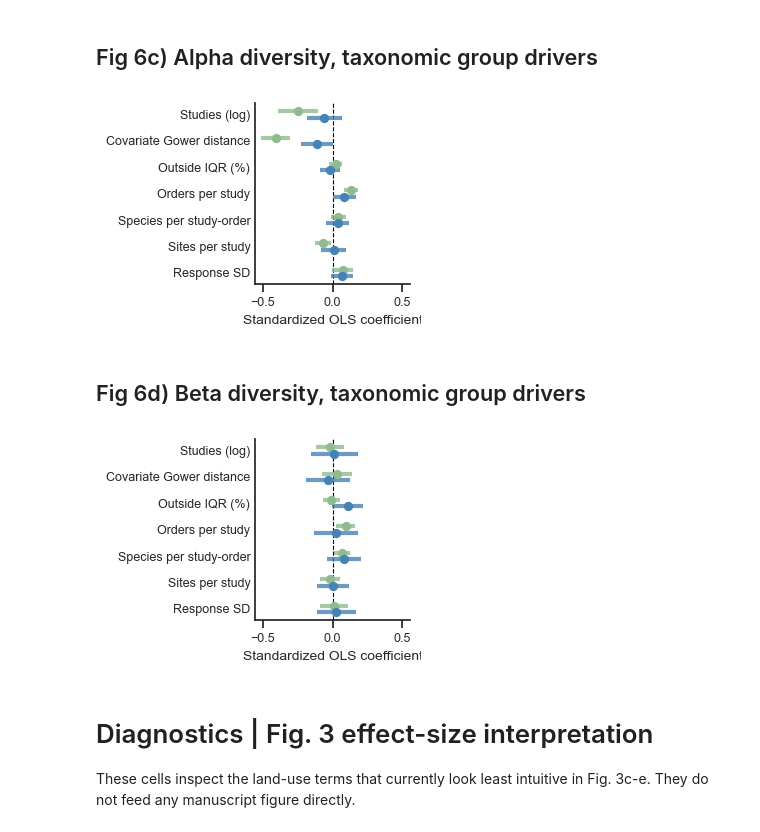
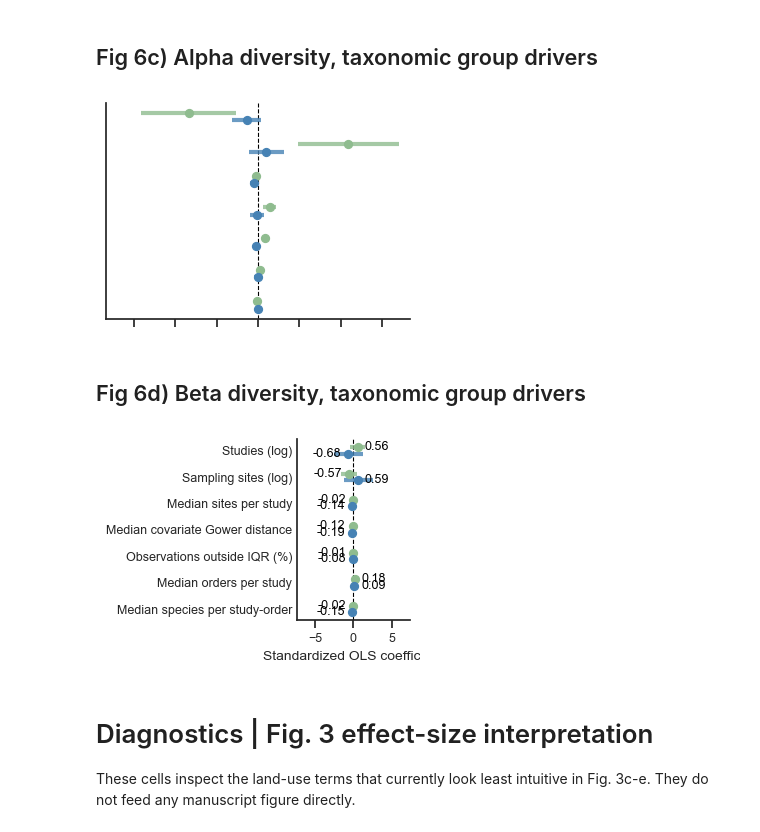
Before and after one commit to j-nystrom/biodiversity-impacts, a Jupyter notebook: notebooks/1_manuscript_main.ipynb, the cells around one changed output. Drawn from its saved outputs; the diff is of its cells as text; code cells hidden in the pictures.

```diff
--- a/notebooks/1_manuscript_main.ipynb
+++ b/notebooks/1_manuscript_main.ipynb
@@ -3011,7 +3036,8 @@ def build_group_driver_feature_table(
     observed-group definition and `group_min_predictions_per_fold` filter as the
     performance table. Predictors are calculated from the same held-out fold rows
     that define each group-performance datapoint, so the downstream forest plots
-    model group performance against group characteristics.
+    model group performance against group characteristics. Site, taxonomic,
+    and Gower predictors are median summaries within each held-out group/fold.
     """
     rows = []
     key_cols = ["Diversity", "Group type", "Group source", "Eval type", "Fold"]
@@ -3084,14 +3110,19 @@ def build_group_driver_feature_table(
             [
                 pl.col("SS").n_unique().alias("n_studies"),
                 pl.col("SSBS").n_unique().alias("n_sites"),
-                pl.col(true_col).std().alias("response_sd"),
             ]
         )
         stats = stats.with_columns(
             [
                 pl.col("n_studies").log().alias("n_studies_log"),
-                (pl.col("n_sites") / pl.col("n_studies")).alias("mean_sites_per_study"),
+                pl.col("n_sites").log().alias("n_sites_log"),
             ]
+        )
+        sites_per_study = (
+            df_grouped.group_by(["Group", "SS"])
+            .agg(pl.col("SSBS").n_unique().alias("n_sites_in_study"))
+            .group_by("Group")
+            .agg(pl.col("n_sites_in_study").median().alias("median_sites_per_study"))
         )
 
         gower_summary = compute_covariate_gower_per_group(
@@ -3105,7 +3136,8 @@ def build_group_driver_feature_table(
         )
         taxon_summary = compute_taxonomy_per_group(df_grouped)
 
-        summary = stats.join(gower_summary, on="Group", how="left")
+        summary = stats.join(sites_per_study, on="Group", how="left")
+        summary = summary.join(gower_summary, on="Group", how="left")
         summary = summary.join(outlier_summary, on="Group", how="left")
         summary = summary.join(taxon_summary, on="Group", how="left")
 
@@ -3195,11 +3227,18 @@ def plot_group_driver_coefficients(
     figsize: tuple[float, float] = group_driver_figsize,
     show_axes_labels_values: bool = True,
     show_legend: bool = False,
+    show_mean_values: bool = group_driver_show_value_labels,
     x_limits: tuple[float, float] | None = None,
     axes_label_size: int = group_axes_label_size,
     axes_number_size: int = group_axes_number_size,
 ) -> plt.Figure:
-    """Plot one group-driver forest panel with standardized OLS coefficients."""
+    """
+    Plot one group-driver forest panel with standardized OLS coefficients.
+
+    Horizontal bars show 95% confidence intervals. Circles always show the
+    fitted coefficient values. `show_mean_values` only controls the numeric
+    coefficient labels next to those circles.
+    """
     fig, ax = plt.subplots(figsize=figsize)
     ax.axvline(0, color=color_scheme["zero_line"], linestyle="--", linewidth=0.8)
     if coefficient_table.is_empty():
@@ -3244,6 +3283,21 @@ def plot_group_driver_coefficients(
             label=eval_type,
             zorder=3,
         )
+        if show_mean_values:
+            for coefficient, y_value in zip(df_eval["Coefficient"], y):
+                x_offset = 5 if coefficient >= 0 else -5
+                ha = "left" if coefficient >= 0 else "right"
+                ax.annotate(
+                    f"{coefficient:.2f}",
+                    xy=(coefficient, y_value),
+                    xytext=(x_offset, 0),
+                    textcoords="offset points",
+                    ha=ha,
+                    va="center",
+                    fontsize=axes_number_size,
+                    color=color_scheme["value_text"],
+                    zorder=4,
+                )
     ax.set_yticks(np.arange(len(predictor_order)))
     ax.set_yticklabels(
         (
@@ -4158,12 +4231,13 @@ fig6c_alpha_taxonomic_drivers = plot_group_driver_coefficients(
     diversity_name="Alpha diversity",
     group_type=fig6_group_type,
     figsize=fig6_driver_figsize,
-    show_axes_labels_values=True,
+    show_axes_labels_values=False,
     show_legend=False,
+    show_mean_values=False,
     x_limits=fig6_driver_x_limits,
 )
 # %% [output]
-[figure, old version]
+[figure, new version]
 # %%
 fig6c_alpha_taxonomic_drivers.savefig(
     "../../documents/revision/plots/fig6c_alpha_taxonomic_drivers.svg",
@@ -4176,16 +4250,17 @@ fig6c_alpha_taxonomic_drivers.savefig(
 # %%
 # Plot the beta-diversity taxonomic group driver forest panel.
 fig6d_beta_taxonomic_drivers = plot_group_driver_coefficients(
     coefficient_table=fig6_driver_coefficient_table,
     diversity_name="Beta diversity",
     group_type=fig6_group_type,
     figsize=fig6_driver_figsize,
     show_axes_labels_values=True,
     show_legend=False,
+    show_mean_values=group_driver_show_value_labels,
     x_limits=fig6_driver_x_limits,
 )
 # %% [output]
-[figure, old version]
+[figure, new version]
 # %%
 fig6d_beta_taxonomic_drivers.savefig(
     "../../documents/revision/plots/fig6d_beta_taxonomic_drivers.svg",
```
Also changed, not shown: parts of 76 cells of this notebook, 30 other files.
